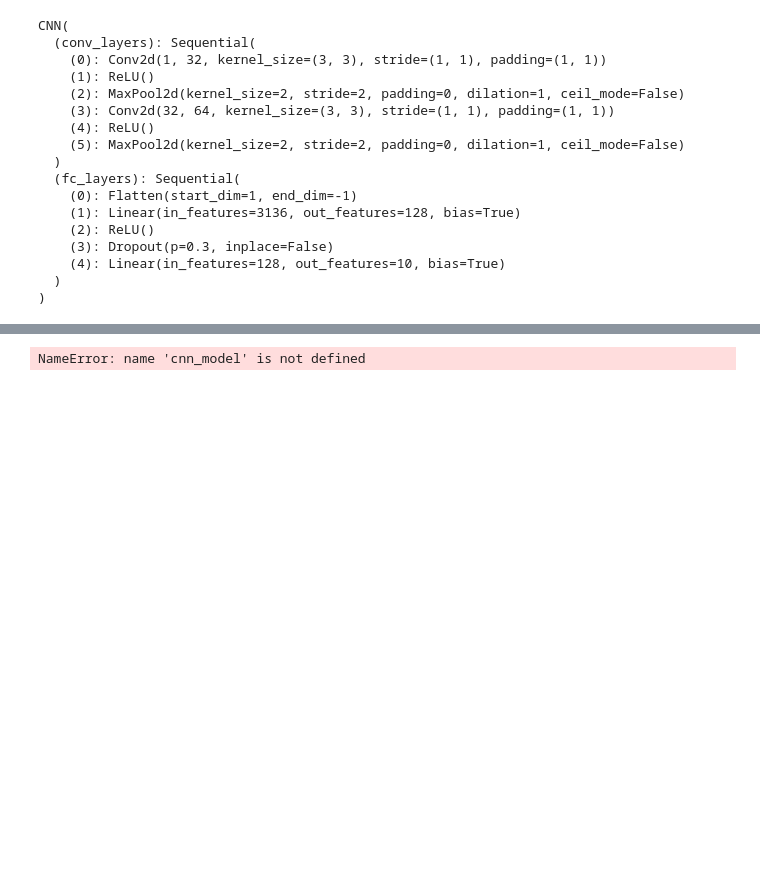
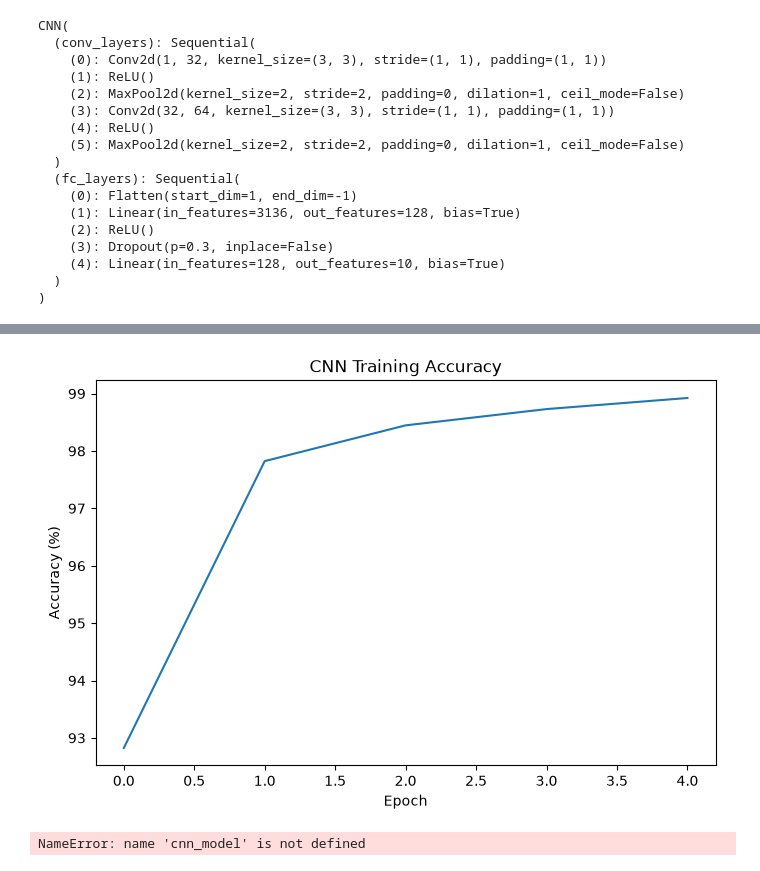
Before and after one commit to sayan629/AI_ML_python, a Jupyter notebook: (41) Deep Learning Part 6/MNIST_Handwritten_Analysis.ipynb, the cells around one changed output, grey strips where cells are left out. Cells and saved outputs as stored; diff of their text form; code cells hidden in the pictures; blank space fills up the shorter version.

```diff
--- a/(41) Deep Learning Part 6/MNIST_Handwritten_Analysis.ipynb
+++ b/(41) Deep Learning Part 6/MNIST_Handwritten_Analysis.ipynb
@@ -219,3 +245,15 @@ def train_model(model, loader, criterion, optimizer, epochs):
+# %%
+plt.figure(figsize=(8, 5))
+
+plt.plot(cnn_accuracies)
+
+plt.xlabel("Epoch")
+plt.ylabel("Accuracy (%)")
+plt.title("CNN Training Accuracy")
+
+plt.show()
+# %% [output]
+[figure, added]
 # %%
 def evaluate_model(model,loader):
     model.eval()
```
Also changed, not shown: parts of 2 cells of this notebook.
